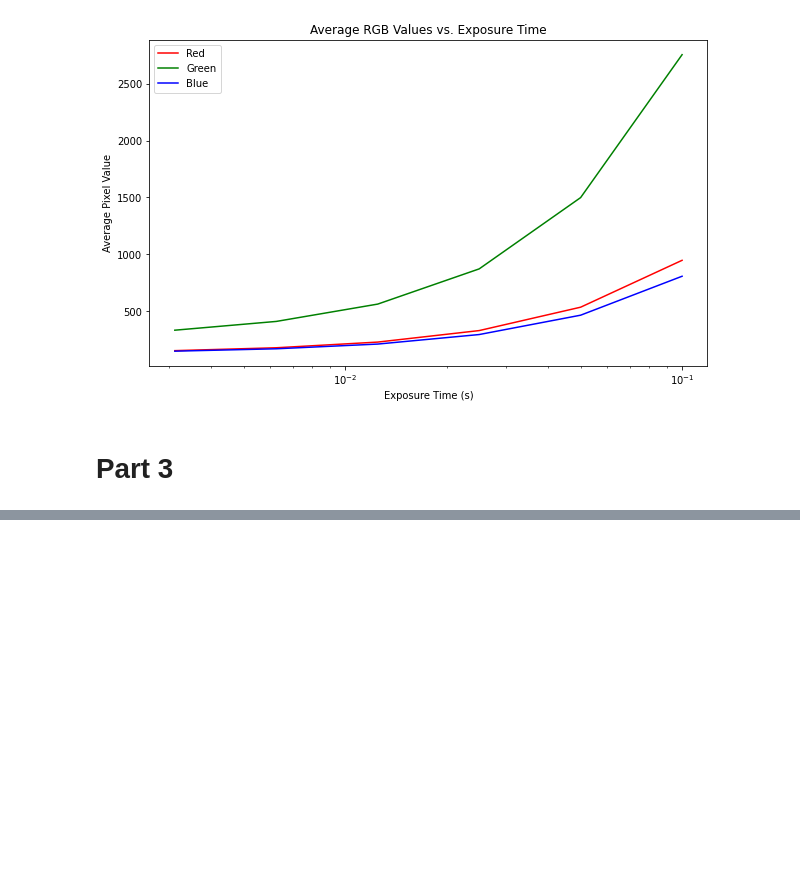
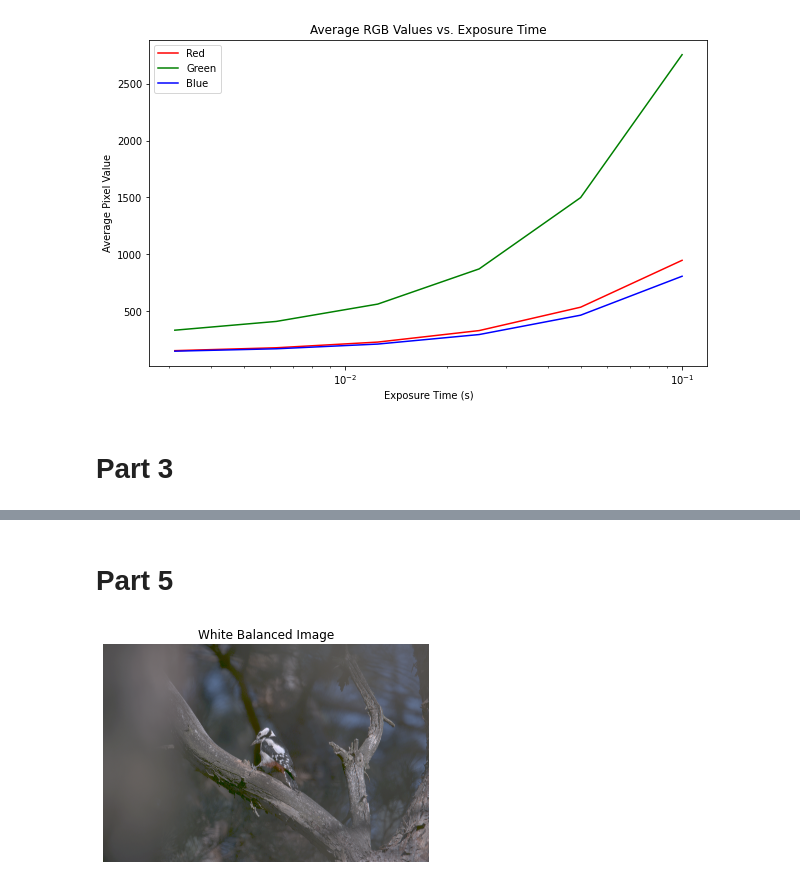
Before and after one commit to samasadii/computer-vision-project, a Jupyter notebook: exercise2/main.ipynb, the cells around one changed output, grey strips where cells are left out. Drawn from its saved outputs; the diff is of its cells as text; code cells hidden in the pictures; blank space fills up the shorter version.

Commit message:
completed white balance function

```diff
--- a/exercise2/main.ipynb
+++ b/exercise2/main.ipynb
@@ -129,0 +155,25 @@ show_image(clear_output, 'Clear output')
+# %% [markdown]
+# Part 5
+# %%
+def white_balance(gamma_corrected_image):
+
+  mi = np.mean(gamma_corrected_image)
+
+  # Apply white balance to each channel by multiplying them by mi / mc
+  white_balanced_image = np.zeros_like(gamma_corrected_image, dtype=np.float64)
+  for channel in range(3):  # Iterate over RGB channels
+      mc = np.mean(gamma_corrected_image[:, :, channel])
+      white_balanced_image[:, :, channel] = gamma_corrected_image[:, :, channel] * (mi / mc)
+
+  # Clip values to a maximum of 255
+  white_balanced_image[white_balanced_image > 255] = 255
+
+  # Convert to uint8 type for display
+  white_balanced_image = white_balanced_image.astype(np.uint8)
+
+  return white_balanced_image
+
+white_balanced_image = white_balance(gamma_corrected_image)
+show_image(white_balanced_image, 'White Balanced Image', hide_colorbar=True, hide_axis=True)
+# %% [output]
+[figure, added]
```
Also changed, not shown: parts of 5 cells of this notebook, 1 other file.
